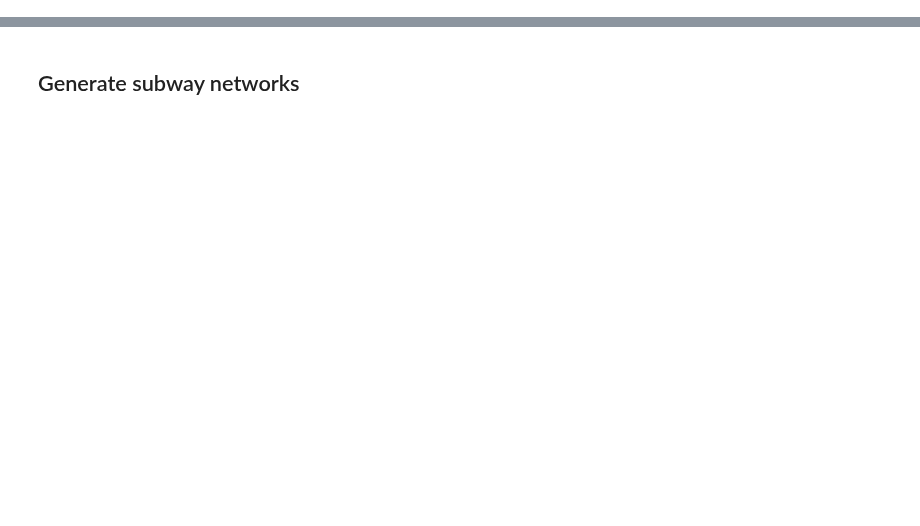
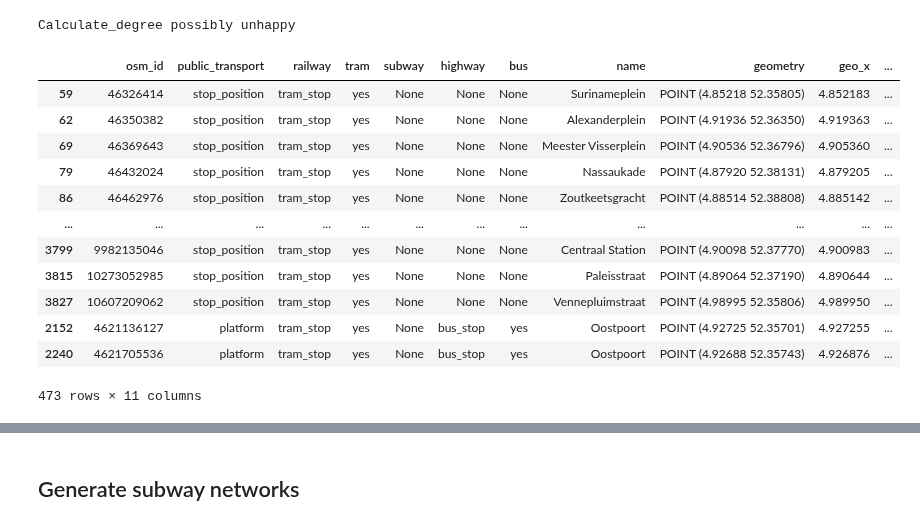
Before and after one commit to SYuGao/uvmt, a Jupyter notebook: notebooks/metro51_to_isolasoweg.ipynb, the cells around one changed output, grey strips where cells are left out. Cells and saved outputs as stored; diff of their text form; code cells hidden in the pictures; blank space fills up the shorter version.

```diff
--- a/notebooks/metro51_to_isolasoweg.ipynb
+++ b/notebooks/metro51_to_isolasoweg.ipynb
@@ -15,0 +36,20 @@ osm_path = "C:\\projects\\UTNCE\\data\\Amsterdam.large.pbf"
+# %%
+city_tram_stations, edges, nodes, city_tram_routes = prepare_tram(osm_path)
+# %% [output]
+Calculate_degree possibly unhappy
+# %%
+city_tram_stations
+# %% [output]
+|  | osm_id | public_transport | railway | tram | subway | highway | bus | name | geometry | geo_x | ... |
+| 59 | 46326414 | stop_position | tram_stop | yes | None | None | None | Surinameplein | POINT (4.85218 52.35805) | 4.852183 | ... |
+| 62 | 46350382 | stop_position | tram_stop | yes | None | None | None | Alexanderplein | POINT (4.91936 52.36350) | 4.919363 | ... |
+| 69 | 46369643 | stop_position | tram_stop | yes | None | None | None | Meester Visserplein | POINT (4.90536 52.36796) | 4.905360 | ... |
+| 79 | 46432024 | stop_position | tram_stop | yes | None | None | None | Nassaukade | POINT (4.87920 52.38131) | 4.879205 | ... |
+| 86 | 46462976 | stop_position | tram_stop | yes | None | None | None | Zoutkeetsgracht | POINT (4.88514 52.38808) | 4.885142 | ... |
+| ... | ... | ... | ... | ... | ... | ... | ... | ... | ... | ... | ... |
+| 3799 | 9982135046 | stop_position | tram_stop | yes | None | None | None | Centraal Station | POINT (4.90098 52.37770) | 4.900983 | ... |
+| 3815 | 10273052985 | stop_position | tram_stop | yes | None | None | None | Paleisstraat | POINT (4.89064 52.37190) | 4.890644 | ... |
+| 3827 | 10607209062 | stop_position | tram_stop | yes | None | None | None | Vennepluimstraat | POINT (4.98995 52.35806) | 4.989950 | ... |
+| 2152 | 4621136127 | platform | tram_stop | yes | None | bus_stop | yes | Oostpoort | POINT (4.92725 52.35701) | 4.927255 | ... |
+| 2240 | 4621705536 | platform | tram_stop | yes | None | bus_stop | yes | Oostpoort | POINT (4.92688 52.35743) | 4.926876 | ... |
+473 rows × 11 columns
```
Also changed, not shown: parts of 10 cells of this notebook, 5 other files.
